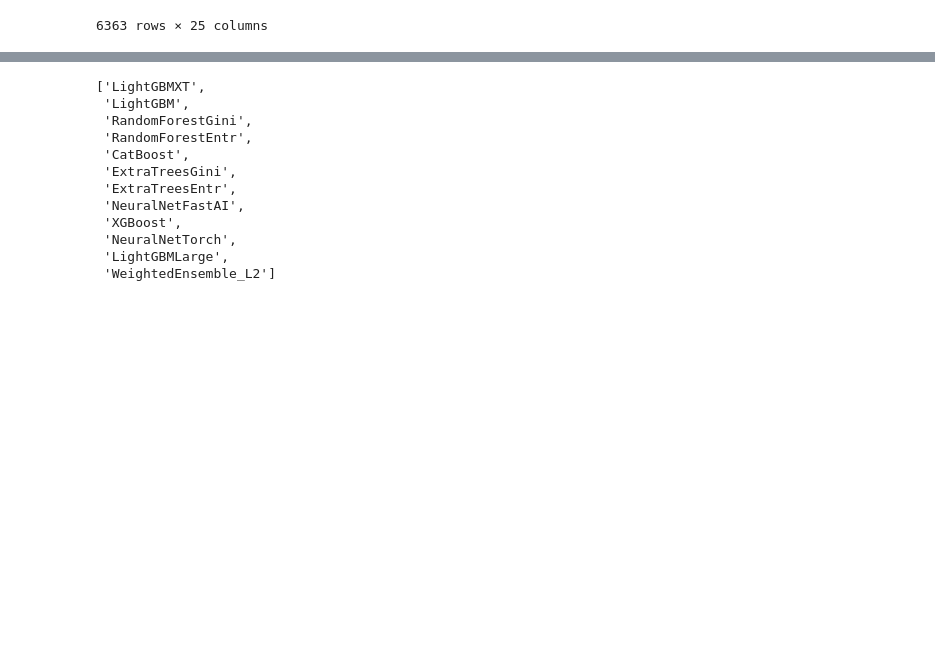
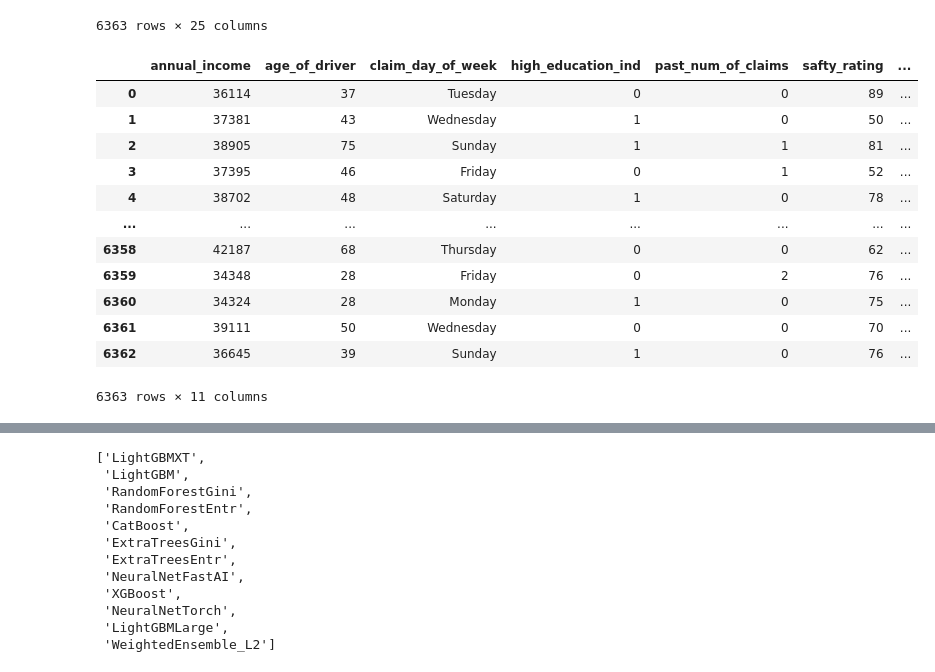
Before and after one commit to Symfa-Inc/fraud-detection, a Jupyter notebook: backend/notebooks/autogluon_train.ipynb, the cells around one changed output, grey strips where cells are left out. Saved outputs shown, nothing was run; the diff lists cells and outputs as text; code cells hidden in the pictures; blank space fills up the shorter version.

```diff
--- a/backend/notebooks/autogluon_train.ipynb
+++ b/backend/notebooks/autogluon_train.ipynb
@@ -78,6 +110,23 @@ Loaded data from: ../data/test.parquet | Columns = 25 / 25 | Rows = 6363 -> 6363
 | 6361 | 6826 | 50 | M | 1.0 | 70 | 39111 | 0 | ... |
 | 6362 | 7308 | 39 | M | 0.0 | 76 | 36645 | 1 | ... |
 6363 rows × 25 columns
+# %%
+test_data = test_data[FEATURE_COLS + ["fraud"]]
+test_data
+# %% [output]
+|  | annual_income | age_of_driver | claim_day_of_week | high_education_ind | past_num_of_claims | safty_rating | ... |
+| 0 | 36114 | 37 | Tuesday | 0 | 0 | 89 | ... |
+| 1 | 37381 | 43 | Wednesday | 1 | 0 | 50 | ... |
+| 2 | 38905 | 75 | Sunday | 1 | 1 | 81 | ... |
+| 3 | 37395 | 46 | Friday | 0 | 1 | 52 | ... |
+| 4 | 38702 | 48 | Saturday | 1 | 0 | 78 | ... |
+| ... | ... | ... | ... | ... | ... | ... | ... |
+| 6358 | 42187 | 68 | Thursday | 0 | 0 | 62 | ... |
+| 6359 | 34348 | 28 | Friday | 0 | 2 | 76 | ... |
+| 6360 | 34324 | 28 | Monday | 1 | 0 | 75 | ... |
+| 6361 | 39111 | 50 | Wednesday | 0 | 0 | 70 | ... |
+| 6362 | 36645 | 39 | Sunday | 1 | 0 | 76 | ... |
+6363 rows × 11 columns
 # %%
 y_pred = predictor.predict(test_data)
 y_pred
```
Also changed, not shown: parts of 7 cells of this notebook, 15 other files.
